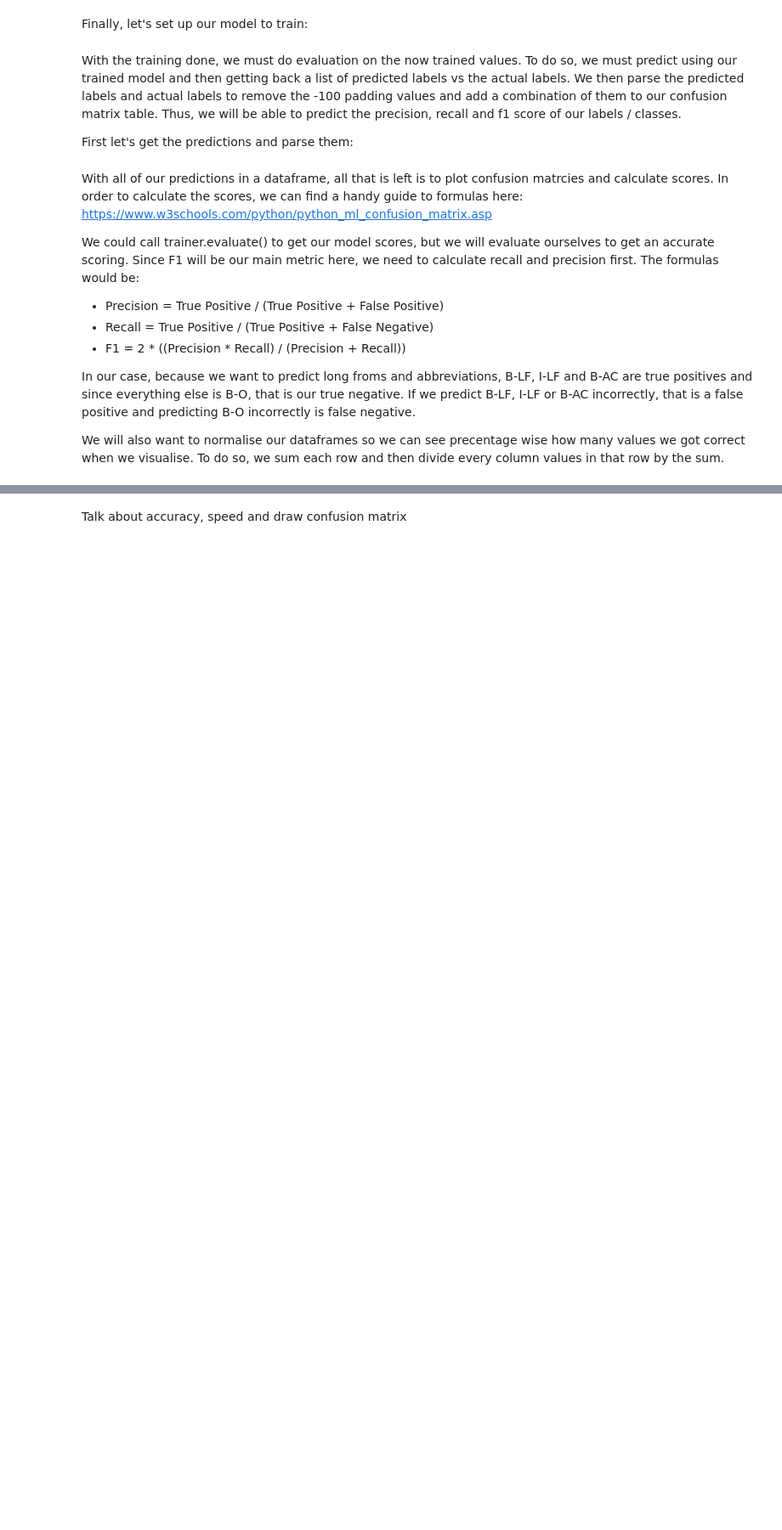
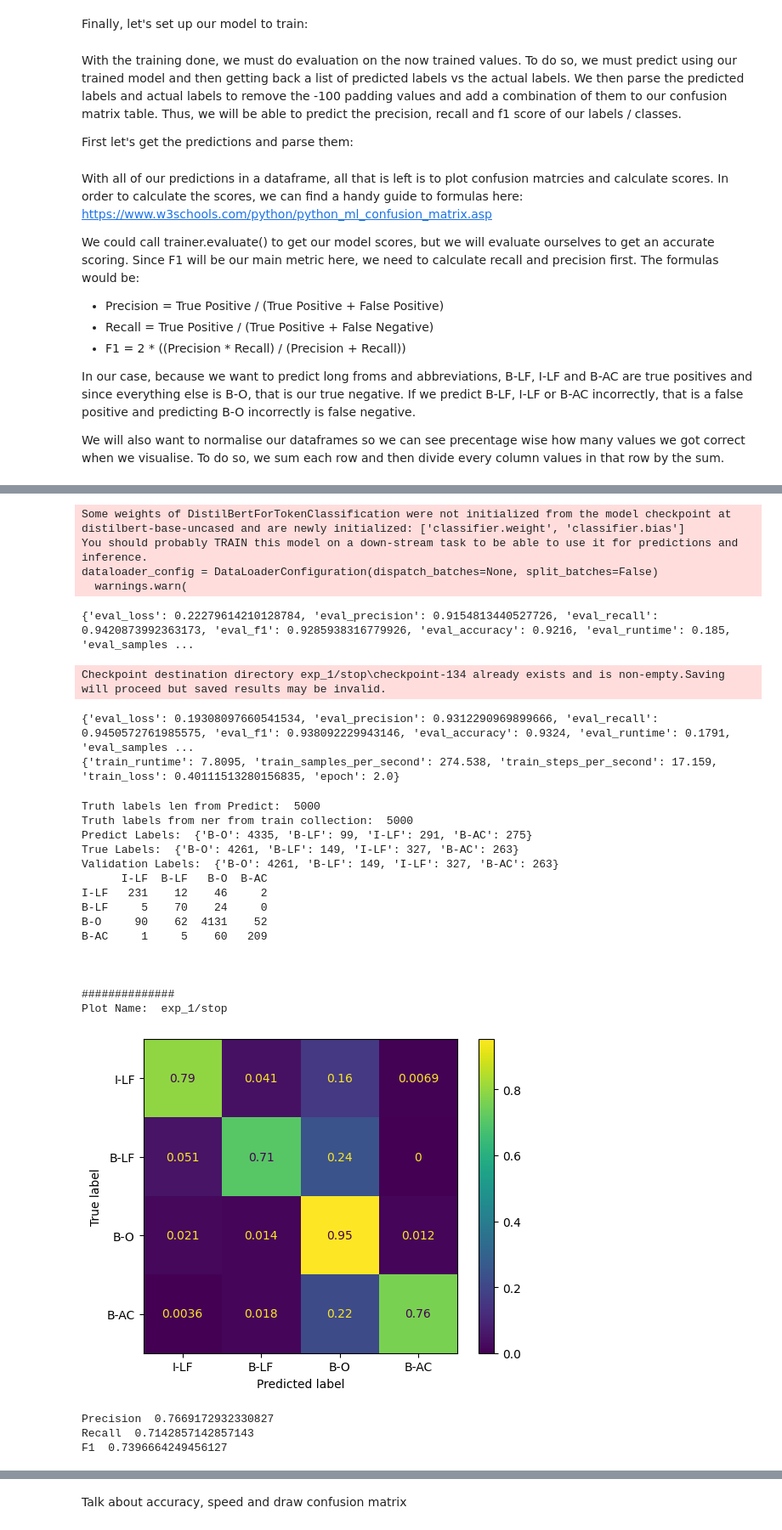
Before and after one commit to OliverKrieger/COM3029---NLP, a Jupyter notebook: cw/report/report_notebook.ipynb, the cells around one changed output, grey strips where cells are left out. Shown at 85% size. Drawn from its saved outputs; the diff is of its cells as text; code cells hidden in the pictures; blank space fills up the shorter version.

```diff
--- a/cw/report/report_notebook.ipynb
+++ b/cw/report/report_notebook.ipynb
@@ -912,0 +1011,30 @@ F1  0.747159090909091
+# %%
+run_train_and_plot_pipeline(train_collection_no_stopwords, retrain_model=retrain_exp_1, exp_path="exp_1/stop")
+# %% [output]
+Some weights of DistilBertForTokenClassification were not initialized from the model checkpoint at distilbert-base-uncased and are newly initialized: ['classifier.weight', 'classifier.bias']
+You should probably TRAIN this model on a down-stream task to be able to use it for predictions and inference.
+dataloader_config = DataLoaderConfiguration(dispatch_batches=None, split_batches=False)
+  warnings.warn(
+{'eval_loss': 0.22279614210128784, 'eval_precision': 0.9154813440527726, 'eval_recall': 0.9420873992363173, 'eval_f1': 0.9285938316779926, 'eval_accuracy': 0.9216, 'eval_runtime': 0.185, 'eval_samples ...
+Checkpoint destination directory exp_1/stop\checkpoint-134 already exists and is non-empty.Saving will proceed but saved results may be invalid.
+{'eval_loss': 0.19308097660541534, 'eval_precision': 0.9312290969899666, 'eval_recall': 0.9450572761985575, 'eval_f1': 0.938092229943146, 'eval_accuracy': 0.9324, 'eval_runtime': 0.1791, 'eval_samples ...
+{'train_runtime': 7.8095, 'train_samples_per_second': 274.538, 'train_steps_per_second': 17.159, 'train_loss': 0.40111513280156835, 'epoch': 2.0}
+Truth labels len from Predict:  5000
+Truth labels from ner from train collection:  5000
+Predict Labels:  {'B-O': 4335, 'B-LF': 99, 'I-LF': 291, 'B-AC': 275}
+True Labels:  {'B-O': 4261, 'B-LF': 149, 'I-LF': 327, 'B-AC': 263}
+Validation Labels:  {'B-O': 4261, 'B-LF': 149, 'I-LF': 327, 'B-AC': 263}
+      I-LF  B-LF   B-O  B-AC
+I-LF   231    12    46     2
+B-LF     5    70    24     0
+B-O     90    62  4131    52
+B-AC     1     5    60   209
+
+
+
+##############
+Plot Name:  exp_1/stop
+[figure, added]
+Precision  0.7669172932330827
+Recall  0.7142857142857143
+F1  0.7396664249456127
```
Also changed, not shown: parts of 21 cells of this notebook.
